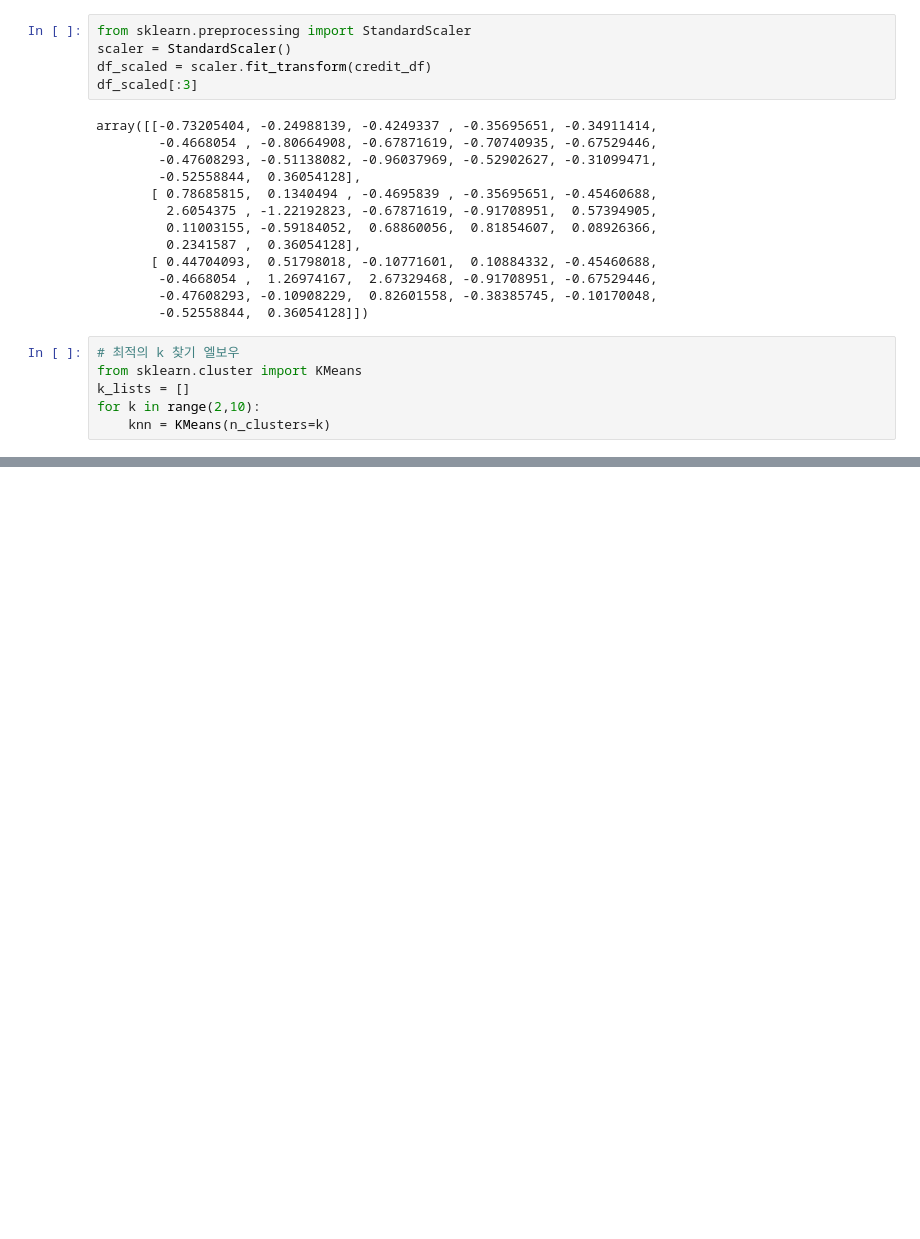
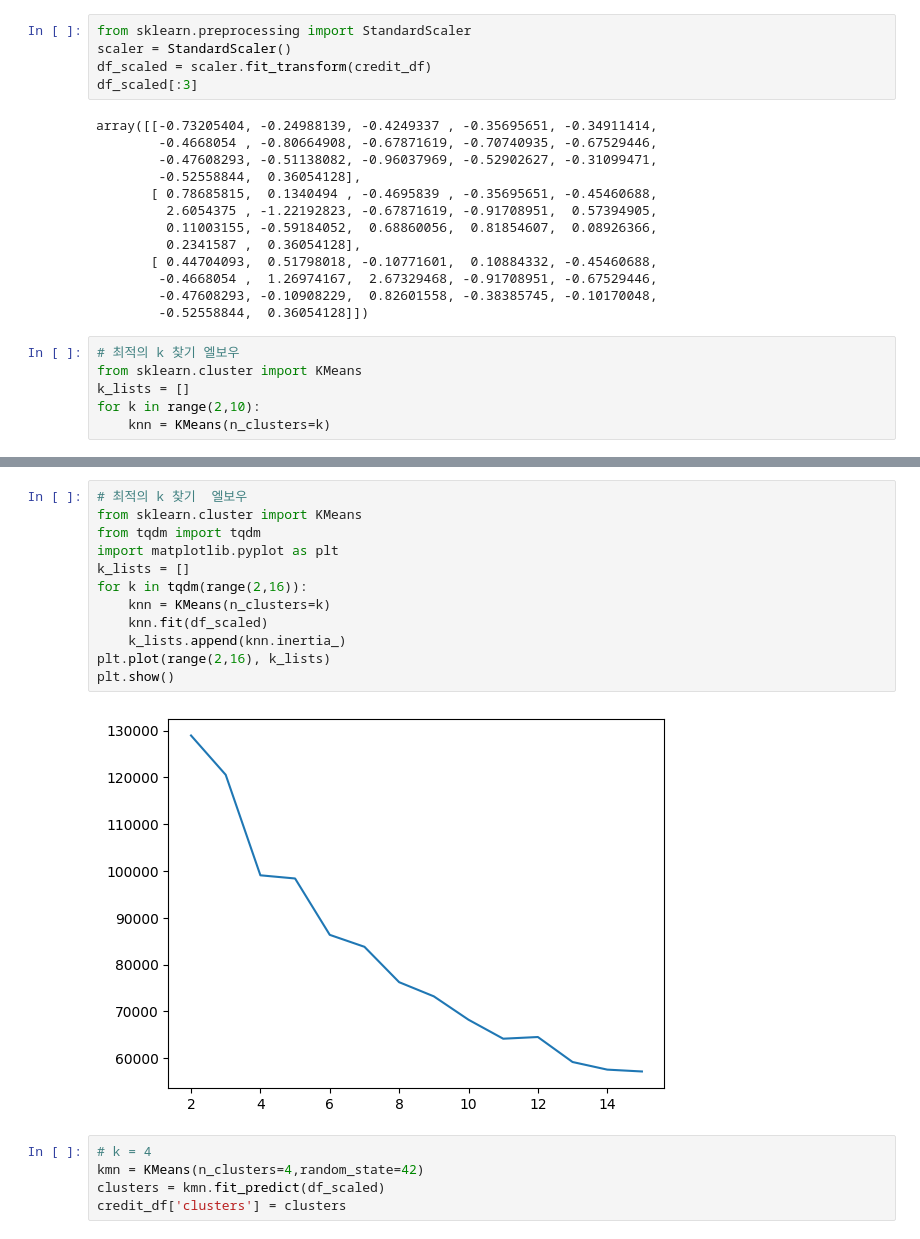
Before and after one commit to djdjdjdfh1/pandas-data-analysis, a Jupyter notebook: part7/7.7_review3_kmeans_clustering.ipynb, the cells around one changed output, grey strips where cells are left out. Saved outputs shown, nothing was run; the diff lists cells and outputs as text; blank space fills up the shorter version.

Commit message:
pandas kmeans clustering

```diff
--- a/part7/7.7_review3_kmeans_clustering.ipynb
+++ b/part7/7.7_review3_kmeans_clustering.ipynb
@@ -71,0 +78,19 @@ for k in range(2,10):
+# %%
+# 최적의 k 찾기  엘보우
+from sklearn.cluster import KMeans
+from tqdm import tqdm
+import matplotlib.pyplot as plt
+k_lists = []
+for k in tqdm(range(2,16)):
+    knn = KMeans(n_clusters=k)
+    knn.fit(df_scaled)
+    k_lists.append(knn.inertia_)
+plt.plot(range(2,16), k_lists)
+plt.show()
+# %% [output]
+[figure, added]
+# %%
+# k = 4
+kmn = KMeans(n_clusters=4,random_state=42)
+clusters = kmn.fit_predict(df_scaled)
+credit_df['clusters'] = clusters
```
Also changed, not shown: parts of 6 cells of this notebook.
